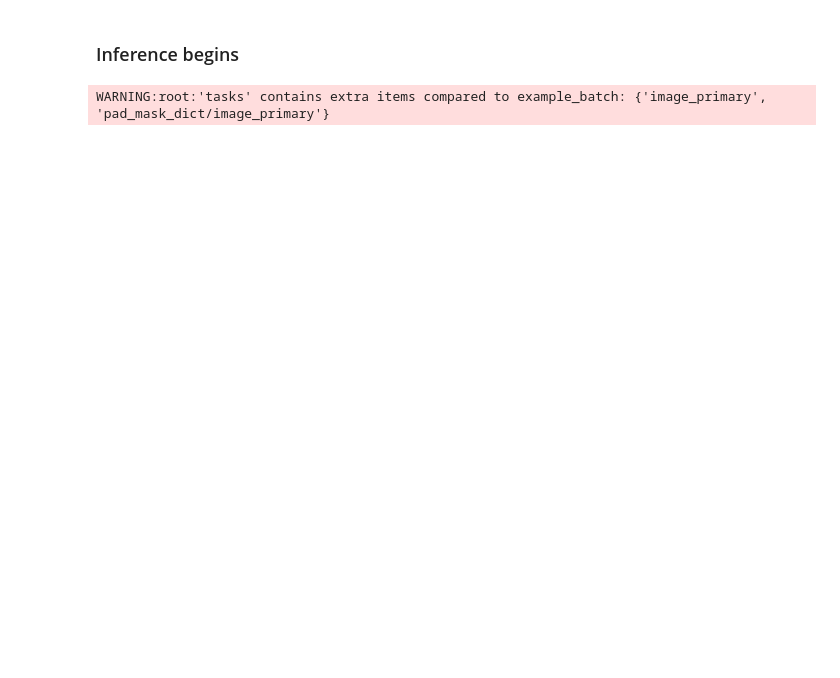
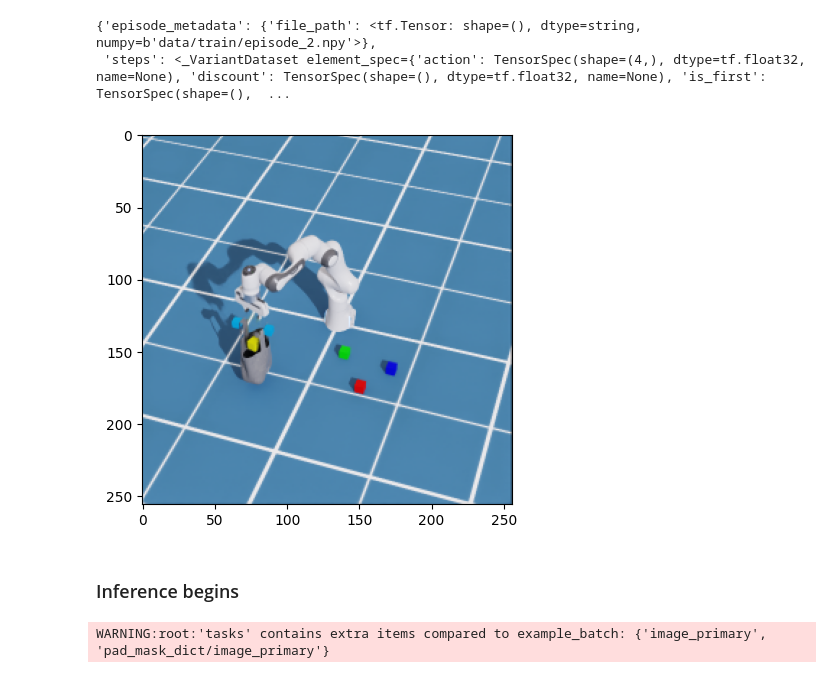
Before and after one commit to AlmasShintemirov/franka_pick_up_bag, a Jupyter notebook: examples/online_inference.ipynb, the cells around one changed output. Drawn from its saved outputs; the diff is of its cells as text; code cells hidden in the pictures; blank space fills up the shorter version.

```diff
--- a/examples/online_inference.ipynb
+++ b/examples/online_inference.ipynb
@@ -17,9 +17,8 @@ import tqdm
 import mediapy
 import numpy as np
 # %%
-PATH_CHECKPOINTS = "/media/irobotics/Transcend/finetuned_checkpoints/v4_checkpoints/"
-PATH_DATASET_ROSBAG = "/media/irobotics/Transcend/isaacsim_data/v4_test/"
-PATH_DATASET_TFDS = '/media/irobotics/Transcend/tensorflow_datasets/v4_test/example_dataset/1.0.0/'
+PATH_CHECKPOINTS = "/media/irobotics/Transcend/finetuned_checkpoints/v5_delta_checkpoints/"
+PATH_DATASET_TFDS = '/media/irobotics/Transcend/tensorflow_datasets/v5_test_delta/example_dataset/1.0.0/'
 PATH_INFERENCE_RESULTS = "/media/irobotics/Transcend/inference_result/"
 # %%
 from octo.model.octo_model import OctoModel
@@ -50,3 +54,14 @@ Skipping registering GPU devices...
+# %%
+episode = next(iterator)
+episode
+# %% [output]
+{'episode_metadata': {'file_path': <tf.Tensor: shape=(), dtype=string, numpy=b'data/train/episode_2.npy'>},
+ 'steps': <_VariantDataset element_spec={'action': TensorSpec(shape=(4,), dtype=tf.float32, name=None), 'discount': TensorSpec(shape=(), dtype=tf.float32, name=None), 'is_first': TensorSpec(shape=(),  ...
+# %%
+plt.imshow(images[-1])
+plt.show()
+# %% [output]
+[figure, added]
 # %% [markdown]
 ### Inference begins
 # %%
```
Also changed, not shown: parts of 10 cells of this notebook, 14 other files.
